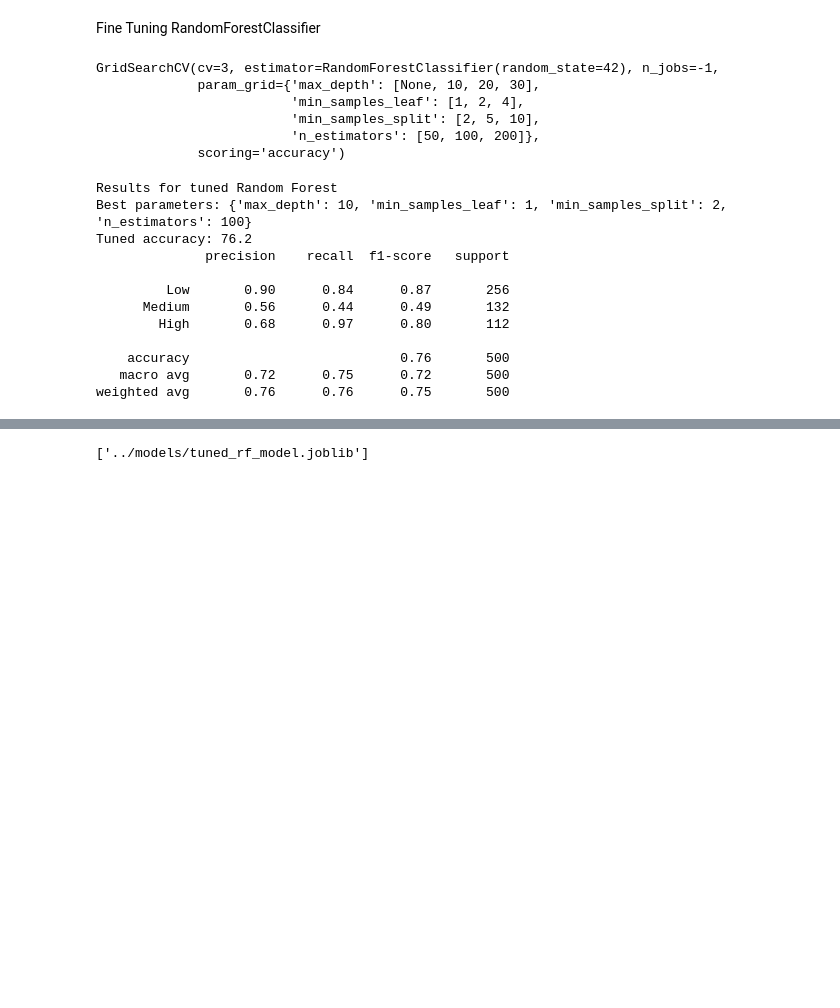
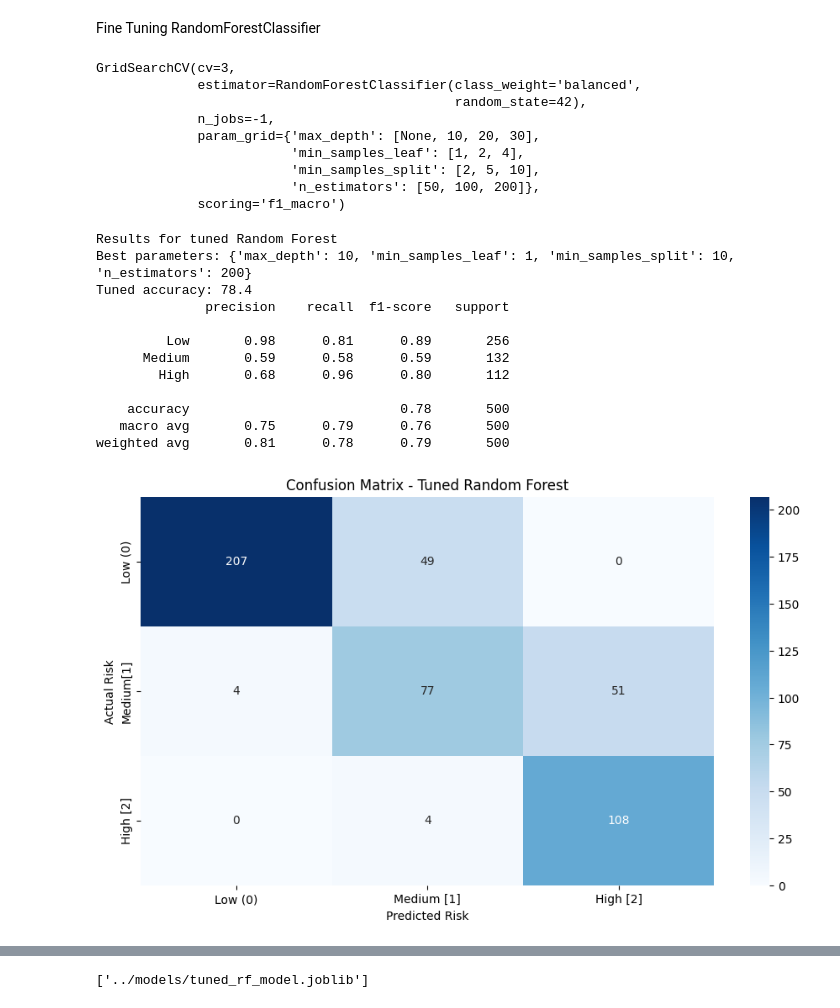
Before and after one commit to Shahid742/teen-depression-prediction-ml, a Jupyter notebook: Notebook/Teen_depression_predictor.ipynb, the cells around one changed output, grey strips where cells are left out. Saved outputs shown, nothing was run; the diff lists cells and outputs as text; code cells hidden in the pictures; blank space fills up the shorter version.

```diff
--- a/Notebook/Teen_depression_predictor.ipynb
+++ b/Notebook/Teen_depression_predictor.ipynb
@@ -314,33 +314,46 @@ rf_base=RandomForestClassifier(random_state=42)
 # %%
-grid_search=GridSearchCV(estimator=rf_base,param_grid=param_grid,cv=3, n_jobs=-1,scoring='accuracy')
+grid_search=GridSearchCV(estimator=rf_base,param_grid=param_grid,cv=3, n_jobs=-1,scoring='f1_macro')
 grid_search.fit(X_train, y_train)
 # %% [output]
-GridSearchCV(cv=3, estimator=RandomForestClassifier(random_state=42), n_jobs=-1,
+GridSearchCV(cv=3,
+             estimator=RandomForestClassifier(class_weight='balanced',
+                                              random_state=42),
+             n_jobs=-1,
              param_grid={'max_depth': [None, 10, 20, 30],
                          'min_samples_leaf': [1, 2, 4],
                          'min_samples_split': [2, 5, 10],
                          'n_estimators': [50, 100, 200]},
-             scoring='accuracy')
+             scoring='f1_macro')
 # %%
 best_rf_model= grid_search.best_estimator_
 best_rf_predictions=best_rf_model.predict(X_test)
 print("Results for tuned Random Forest")
 print(f'Best parameters: {grid_search.best_params_}')
 print(f'Tuned accuracy: {accuracy_score(y_test,best_rf_predictions)*100}')
 print(classification_report(y_test,best_rf_predictions, target_names=['Low', 'Medium', 'High']))
+cm = confusion_matrix(y_test, best_rf_predictions)
+plt.figure(figsize=(11,6))
+sns.heatmap(cm, annot=True , fmt='d', cmap='Blues', xticklabels=['Low (0)', 'Medium [1]', 'High [2]'], yticklabels=['Low (0)', 'Medium[1]', 'High [2]'])
+plt.title('Confusion Matrix - Tuned Random Forest')
+plt.xlabel('Predicted Risk')
+plt.ylabel('Actual Risk')
+plt.savefig('../images/confusion_matrix_tuned_random_forest.png',bbox_inches='tight',dpi=300)
+plt.show()
+plt.close()
 # %% [output]
 Results for tuned Random Forest
-Best parameters: {'max_depth': 10, 'min_samples_leaf': 1, 'min_samples_split': 2, 'n_estimators': 100}
-Tuned accuracy: 76.2
+Best parameters: {'max_depth': 10, 'min_samples_leaf': 1, 'min_samples_split': 10, 'n_estimators': 200}
+Tuned accuracy: 78.4
               precision    recall  f1-score   support
 
-         Low       0.90      0.84      0.87       256
-      Medium       0.56      0.44      0.49       132
-        High       0.68      0.97      0.80       112
+         Low       0.98      0.81      0.89       256
+      Medium       0.59      0.58      0.59       132
+        High       0.68      0.96      0.80       112
 
-    accuracy                           0.76       500
-   macro avg       0.72      0.75      0.72       500
-weighted avg       0.76      0.76      0.75       500
+    accuracy                           0.78       500
+   macro avg       0.75      0.79      0.76       500
+weighted avg       0.81      0.78      0.79       500
+[figure, added]
 # %%
 importances = best_rf_model.feature_importances_
 feature_importance_df = pd.DataFrame({'Feature': X_train.columns, 'Importance': importances})
```
Also changed, not shown: parts of 2 cells of this notebook, 2 other files.
